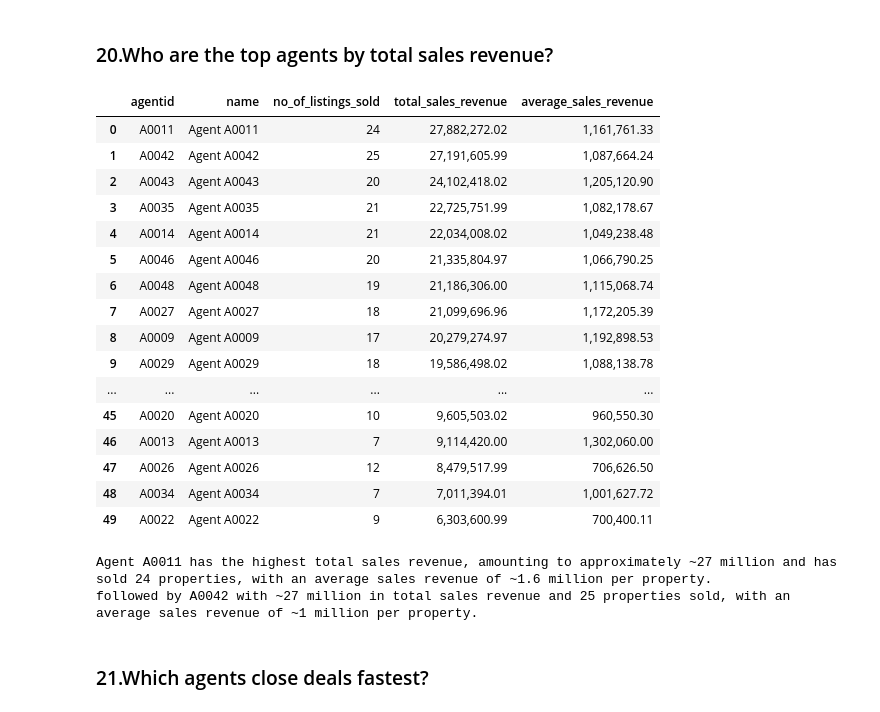
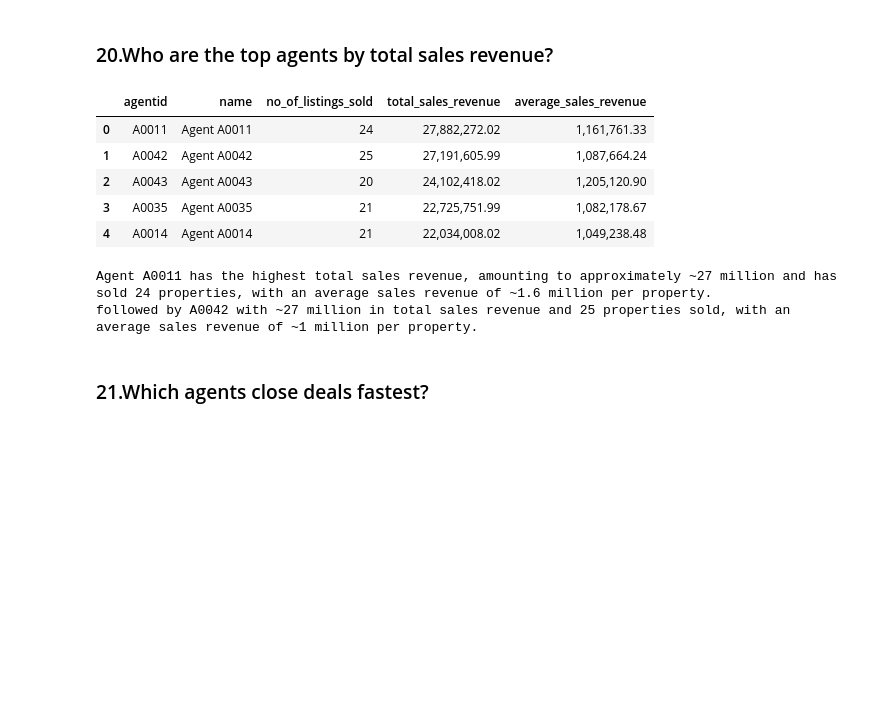
Before and after one commit to mukundnaramesh2605/guvi-python-sql-pandas-project-1, a Jupyter notebook: project.ipynb, the cells around one changed output. Cells and saved outputs as stored; diff of their text form; code cells hidden in the pictures; blank space fills up the shorter version.

```diff
--- a/project.ipynb
+++ b/project.ipynb
@@ -1061,37 +1046,26 @@ display(result_19_2)
 # %%
 query20 = """
 select a.agentid,a.name,count(s.listingid) as no_of_listings_sold,sum(s.saleprice) as total_sales_revenue, round(avg(s.saleprice),2) as average_sales_revenue
 from listings l
 join sales s on s.listingid = l.listingid
 join agents a on a.agentid = l.agentid
 group by a.agentid,a.name
 order by total_sales_revenue desc ;
 """
 result20 = pd.read_sql(query20, conn)
-display(result20)
+display(result20.head())
 interpretation = """
 Agent A0011 has the highest total sales revenue, amounting to approximately ~27 million and has sold 24 properties, with an average sales revenue of ~1.6 million per property.
 followed by A0042 with ~27 million in total sales revenue and 25 properties sold, with an average sales revenue of ~1 million per property.
 """
 print(interpretation)
 # %% [output]
 |  | agentid | name | no_of_listings_sold | total_sales_revenue | average_sales_revenue |
 | 0 | A0011 | Agent A0011 | 24 | 27,882,272.02 | 1,161,761.33 |
 | 1 | A0042 | Agent A0042 | 25 | 27,191,605.99 | 1,087,664.24 |
 | 2 | A0043 | Agent A0043 | 20 | 24,102,418.02 | 1,205,120.90 |
 | 3 | A0035 | Agent A0035 | 21 | 22,725,751.99 | 1,082,178.67 |
 | 4 | A0014 | Agent A0014 | 21 | 22,034,008.02 | 1,049,238.48 |
-| 5 | A0046 | Agent A0046 | 20 | 21,335,804.97 | 1,066,790.25 |
-| 6 | A0048 | Agent A0048 | 19 | 21,186,306.00 | 1,115,068.74 |
-| 7 | A0027 | Agent A0027 | 18 | 21,099,696.96 | 1,172,205.39 |
-| 8 | A0009 | Agent A0009 | 17 | 20,279,274.97 | 1,192,898.53 |
-| 9 | A0029 | Agent A0029 | 18 | 19,586,498.02 | 1,088,138.78 |
-| ... | ... | ... | ... | ... | ... |
-| 45 | A0020 | Agent A0020 | 10 | 9,605,503.02 | 960,550.30 |
-| 46 | A0013 | Agent A0013 | 7 | 9,114,420.00 | 1,302,060.00 |
-| 47 | A0026 | Agent A0026 | 12 | 8,479,517.99 | 706,626.50 |
-| 48 | A0034 | Agent A0034 | 7 | 7,011,394.01 | 1,001,627.72 |
-| 49 | A0022 | Agent A0022 | 9 | 6,303,600.99 | 700,400.11 |
 Agent A0011 has the highest total sales revenue, amounting to approximately ~27 million and has sold 24 properties, with an average sales revenue of ~1.6 million per property.
 followed by A0042 with ~27 million in total sales revenue and 25 properties sold, with an average sales revenue of ~1 million per property.
 # %% [markdown]
```
Also changed, not shown: parts of 23 cells of this notebook, 1 other file.
